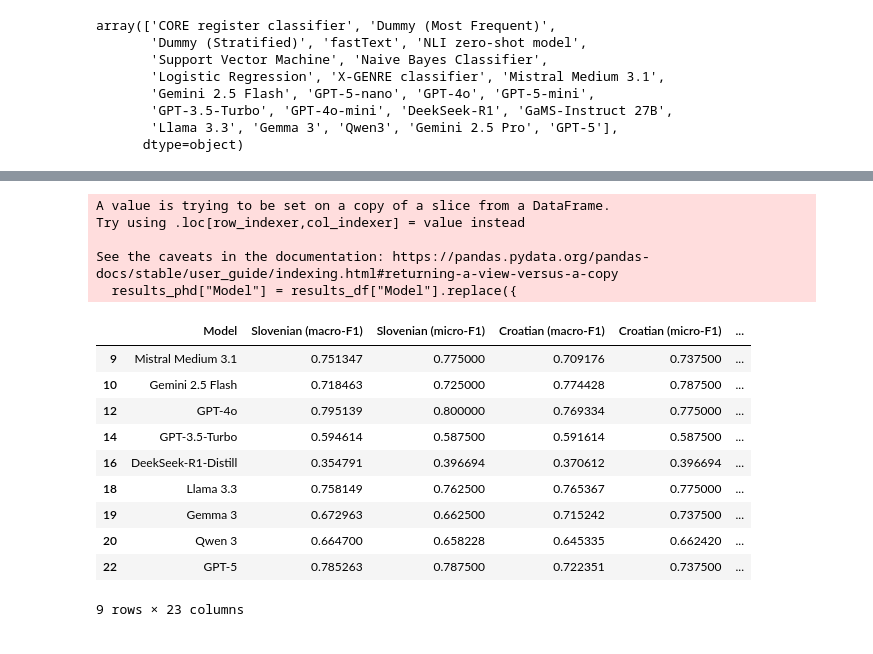
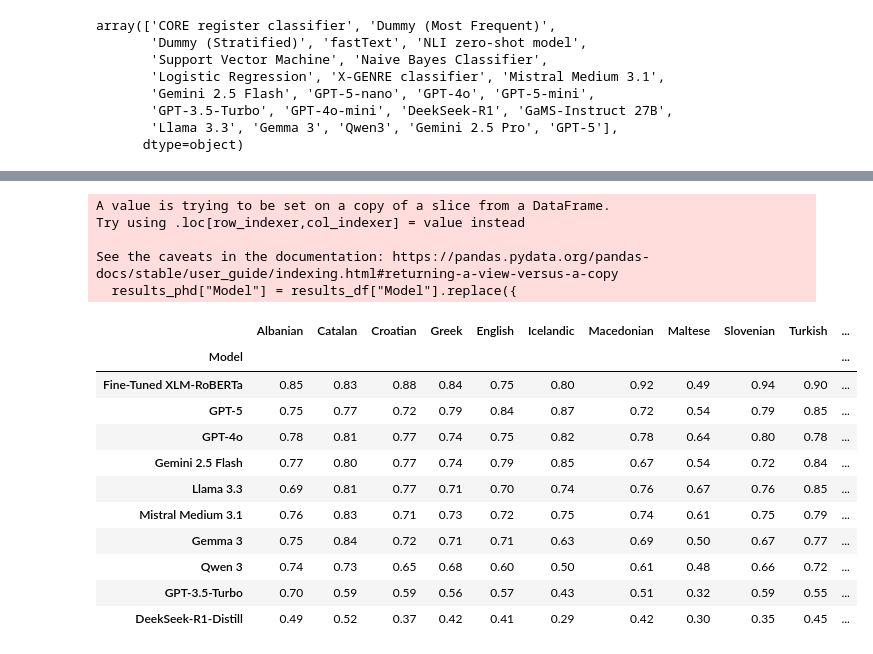
Before and after one commit to TajaKuzman/AGILE-Automatic-Genre-Identification-Benchmark, a Jupyter notebook: evaluation-of-results/evaluation_of_results.ipynb, the cells around one changed output, grey strips where cells are left out. Cells and saved outputs as stored; diff of their text form; code cells hidden in the pictures.

```diff
--- a/evaluation-of-results/evaluation_of_results.ipynb
+++ b/evaluation-of-results/evaluation_of_results.ipynb
@@ -189,3 +191,23 @@ array(['CORE register classifier', 'Dummy (Most Frequent)',
        'GPT-3.5-Turbo', 'GPT-4o-mini', 'DeekSeek-R1', 'GaMS-Instruct 27B',
        'Llama 3.3', 'Gemma 3', 'Qwen3', 'Gemini 2.5 Pro', 'GPT-5'],
       dtype=object)
+# %%
+# Add the results for XLM-RoBERTa that we have in the PhD thesis (for comparability)
+
+new_results = {
+    "Albanian": 0.85,
+    "Catalan": 0.83,
+    "Croatian": 0.88,
+    "Greek": 0.84,
+    "English": 0.75,
+    "Icelandic": 0.80,
+    "Macedonian": 0.92,
+    "Maltese": 0.49,
+    "Slovenian": 0.94,
+    "Turkish": 0.90,
+    "Ukrainian": 0.95,
+}
+
+# Convert JSON to a pandas Series (aligned by column names)
+new_row = pd.Series(new_results)
+new_row
@@ -192,34 +227,54 @@ array(['CORE register classifier', 'Dummy (Most Frequent)',
 # %%
 # Keep only a selection of LLMs
-model_selection = ['GPT-3.5-Turbo', 'GPT-4o', 'GPT-5', 'Gemini 2.5 Flash', 'Mistral Medium 3.1', 'Llama 3.3', 'Gemma 3', 'Qwen3','DeekSeek-R1',]
+model_selection = ['GPT-3.5-Turbo', 'GPT-4o', 'GPT-5', 'Gemini 2.5 Flash', 'Mistral Medium 3.1', 'Llama 3.3', 'Gemma 3', 'Qwen3','DeekSeek-R1','X-GENRE classifier']
 
 results_phd = results_df[results_df["Model"].isin(model_selection)]
 
 # Correct names of some of the models
 
 results_phd["Model"] = results_df["Model"].replace({
     "Qwen3": "Qwen 3",
-    "DeekSeek-R1": "DeekSeek-R1-Distill"
+    "DeekSeek-R1": "DeekSeek-R1-Distill",
+    "X-GENRE classifier": "Fine-Tuned XLM-RoBERTa"
 })
 
-results_phd
+# Prepare data
+data = results_phd.set_index("Model")
+
+data = data[['Albanian (macro-F1)', 'Catalan (macro-F1)', 'Croatian (macro-F1)', 'Greek (macro-F1)', 'English (macro-F1)', 'Icelandic (macro-F1)',  'Macedonian (macro-F1)', 'Maltese (macro-F1)', 'Slovenian (macro-F1)', 'Turkish (macro-F1)','Ukrainian (macro-F1)']]
+
+
+data.rename(columns={'Slovenian (macro-F1)': "Slovenian", 'Croatian (macro-F1)': "Croatian", 'Macedonian (macro-F1)':"Macedonian", 'English (macro-F1)':"English", 'Catalan (macro-F1)':"Catalan",  'Ukrainian (macro-F1)':"Ukrainian", 'Icelandic (macro-F1)':"Icelandic",  'Albanian (macro-F1)':"Albanian", 'Turkish (macro-F1)':"Turkish", 'Greek (macro-F1)':"Greek",  'Maltese (macro-F1)':"Maltese"},inplace=True)
+
+# Add results from the PhD thesis
+data.loc["Fine-Tuned XLM-RoBERTa"] = new_row
+
+# Add columns with averages
+data["Average"] = data.mean(axis=1)
+data["Average (without mt)"] = data.drop(columns=["Maltese"]).mean(axis=1)
+
+data.sort_values(by="Average", ascending=False, inplace=True)
+
+data = data.round(2)
+data
 # %% [output]
 A value is trying to be set on a copy of a slice from a DataFrame.
 Try using .loc[row_indexer,col_indexer] = value instead
 
 See the caveats in the documentation: https://pandas.pydata.org/pandas-docs/stable/user_guide/indexing.html#returning-a-view-versus-a-copy
   results_phd["Model"] = results_df["Model"].replace({
-|  | Model | Slovenian (macro-F1) | Slovenian (micro-F1) | Croatian (macro-F1) | Croatian (micro-F1) | ... |
-| 9 | Mistral Medium 3.1 | 0.751347 | 0.775000 | 0.709176 | 0.737500 | ... |
-| 10 | Gemini 2.5 Flash | 0.718463 | 0.725000 | 0.774428 | 0.787500 | ... |
-| 12 | GPT-4o | 0.795139 | 0.800000 | 0.769334 | 0.775000 | ... |
-| 14 | GPT-3.5-Turbo | 0.594614 | 0.587500 | 0.591614 | 0.587500 | ... |
-| 16 | DeekSeek-R1-Distill | 0.354791 | 0.396694 | 0.370612 | 0.396694 | ... |
-| 18 | Llama 3.3 | 0.758149 | 0.762500 | 0.765367 | 0.775000 | ... |
-| 19 | Gemma 3 | 0.672963 | 0.662500 | 0.715242 | 0.737500 | ... |
-| 20 | Qwen 3 | 0.664700 | 0.658228 | 0.645335 | 0.662420 | ... |
-| 22 | GPT-5 | 0.785263 | 0.787500 | 0.722351 | 0.737500 | ... |
+|  | Albanian | Catalan | Croatian | Greek | English | Icelandic | Macedonian | Maltese | Slovenian | Turkish | ... |
+| Model |  |  |  |  |  |  |  |  |  |  | ... |
+| Fine-Tuned XLM-RoBERTa | 0.85 | 0.83 | 0.88 | 0.84 | 0.75 | 0.80 | 0.92 | 0.49 | 0.94 | 0.90 | ... |
+| GPT-5 | 0.75 | 0.77 | 0.72 | 0.79 | 0.84 | 0.87 | 0.72 | 0.54 | 0.79 | 0.85 | ... |
+| GPT-4o | 0.78 | 0.81 | 0.77 | 0.74 | 0.75 | 0.82 | 0.78 | 0.64 | 0.80 | 0.78 | ... |
+| Gemini 2.5 Flash | 0.77 | 0.80 | 0.77 | 0.74 | 0.79 | 0.85 | 0.67 | 0.54 | 0.72 | 0.84 | ... |
+| Llama 3.3 | 0.69 | 0.81 | 0.77 | 0.71 | 0.70 | 0.74 | 0.76 | 0.67 | 0.76 | 0.85 | ... |
+| Mistral Medium 3.1 | 0.76 | 0.83 | 0.71 | 0.73 | 0.72 | 0.75 | 0.74 | 0.61 | 0.75 | 0.79 | ... |
+| Gemma 3 | 0.75 | 0.84 | 0.72 | 0.71 | 0.71 | 0.63 | 0.69 | 0.50 | 0.67 | 0.77 | ... |
+| Qwen 3 | 0.74 | 0.73 | 0.65 | 0.68 | 0.60 | 0.50 | 0.61 | 0.48 | 0.66 | 0.72 | ... |
+| GPT-3.5-Turbo | 0.70 | 0.59 | 0.59 | 0.56 | 0.57 | 0.43 | 0.51 | 0.32 | 0.59 | 0.55 | ... |
+| DeekSeek-R1-Distill | 0.49 | 0.52 | 0.37 | 0.42 | 0.41 | 0.29 | 0.42 | 0.30 | 0.35 | 0.45 | ... |
-9 rows × 23 columns
 # %%
 import seaborn as sns
 import matplotlib.pyplot as plt
```
Also changed, not shown: parts of 4 cells of this notebook, 1 other file.
